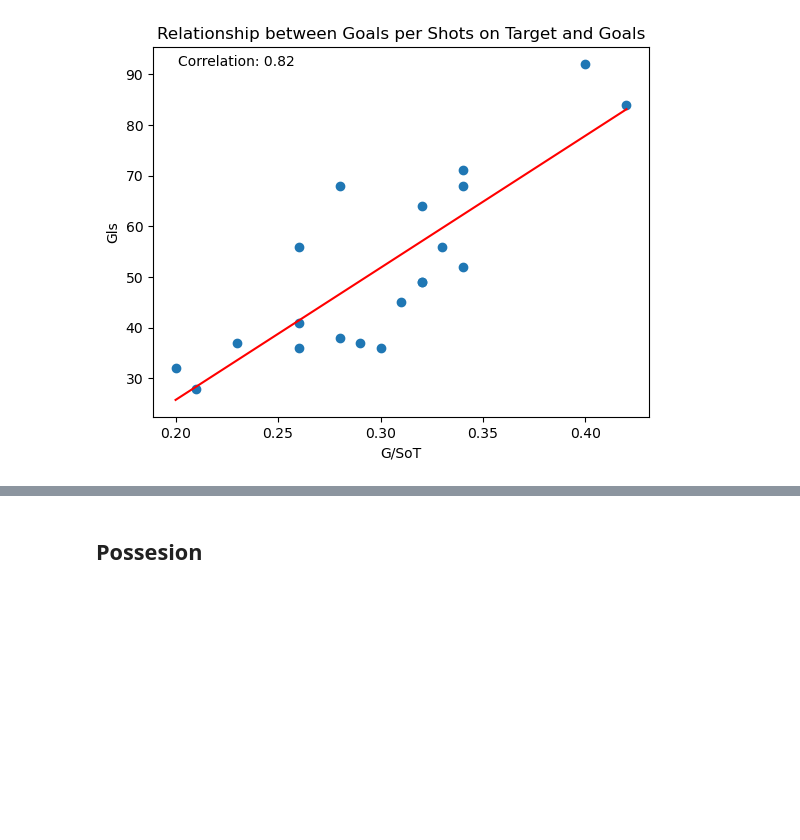
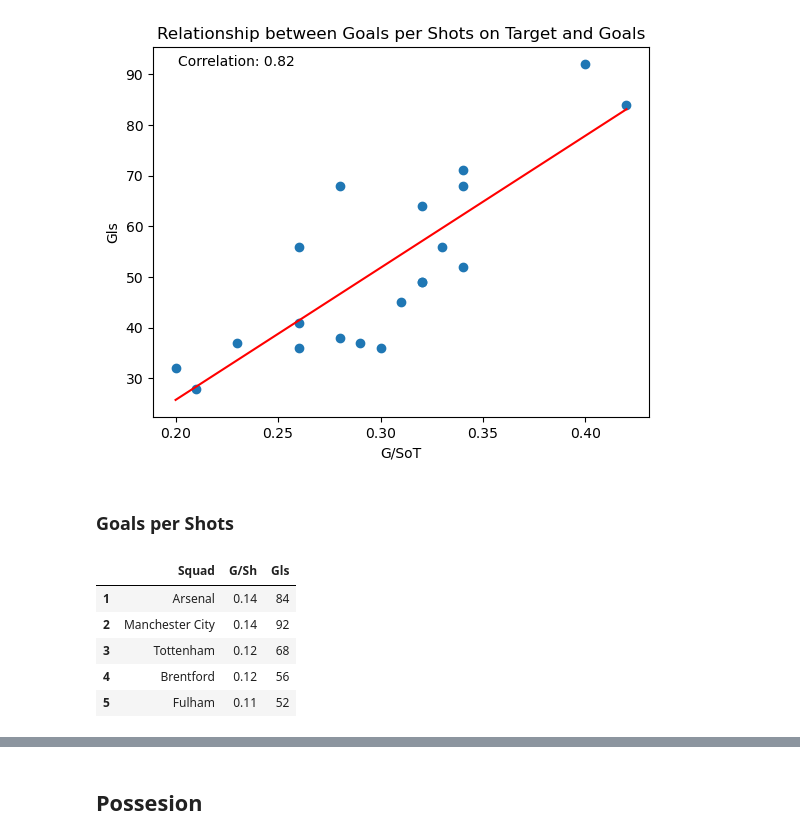
Before and after one commit to ayomidecole/Prem2022-23-data, a Jupyter notebook: prem_data_analysis.ipynb, the cells around one changed output, grey strips where cells are left out. Saved outputs shown, nothing was run; the diff lists cells and outputs as text; code cells hidden in the pictures; blank space fills up the shorter version.

```diff
--- a/prem_data_analysis.ipynb
+++ b/prem_data_analysis.ipynb
@@ -208,3 +210,16 @@ plt.text(0.05, 0.95, f'Correlation: {correlation:.2f}', transform=plt.gca().tran
 plt.show()
 # %% [output]
 [figure]
+# %% [markdown]
+### Goals per Shots
+# %%
+goals_Shot_5 = shooting.sort_values('G/Sh', ascending=False).head(5).reset_index(drop=True)
+goals_Shot_5.index = goals_Shot_5.index + 1
+goals_Shot_5[['Squad', 'G/Sh', 'Gls']]
+# %% [output]
+|  | Squad | G/Sh | Gls |
+| 1 | Arsenal | 0.14 | 84 |
+| 2 | Manchester City | 0.14 | 92 |
+| 3 | Tottenham | 0.12 | 68 |
+| 4 | Brentford | 0.12 | 56 |
+| 5 | Fulham | 0.11 | 52 |
```
Also changed, not shown: parts of 4 cells of this notebook.
